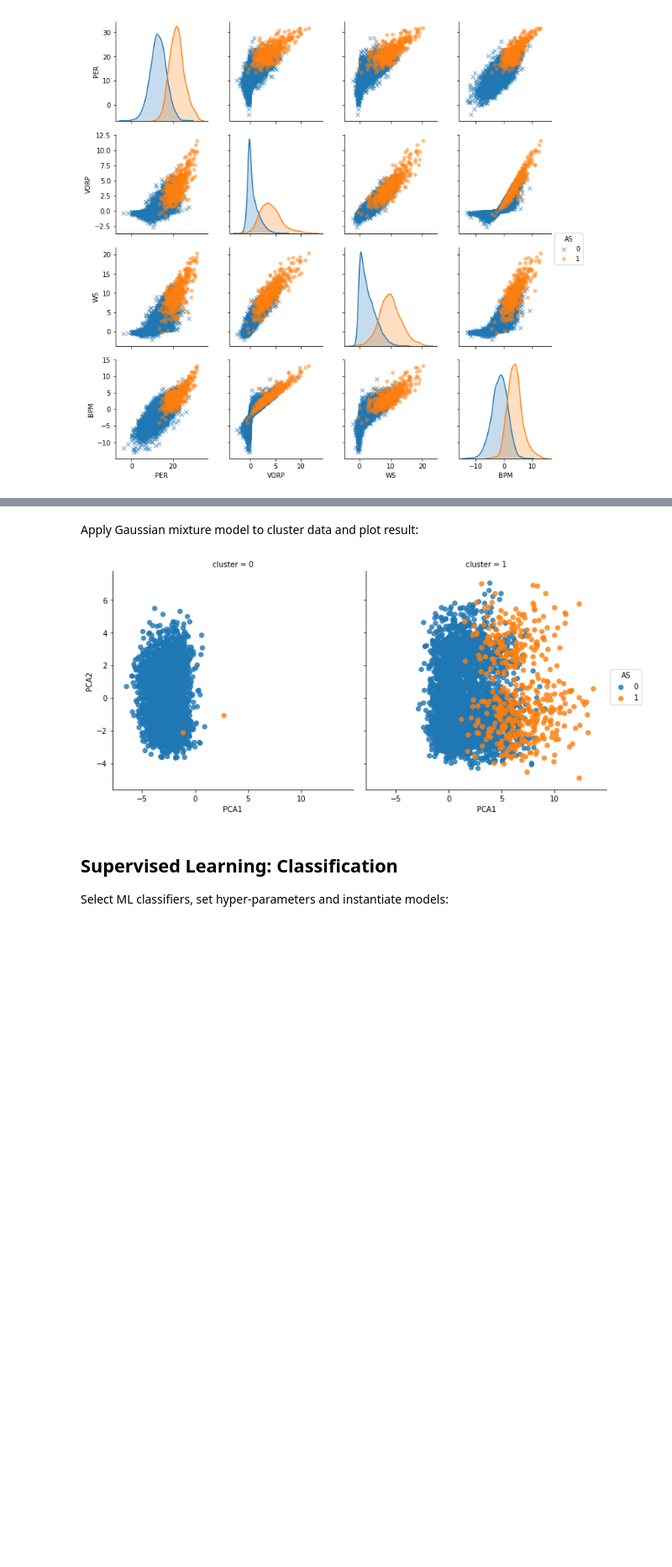
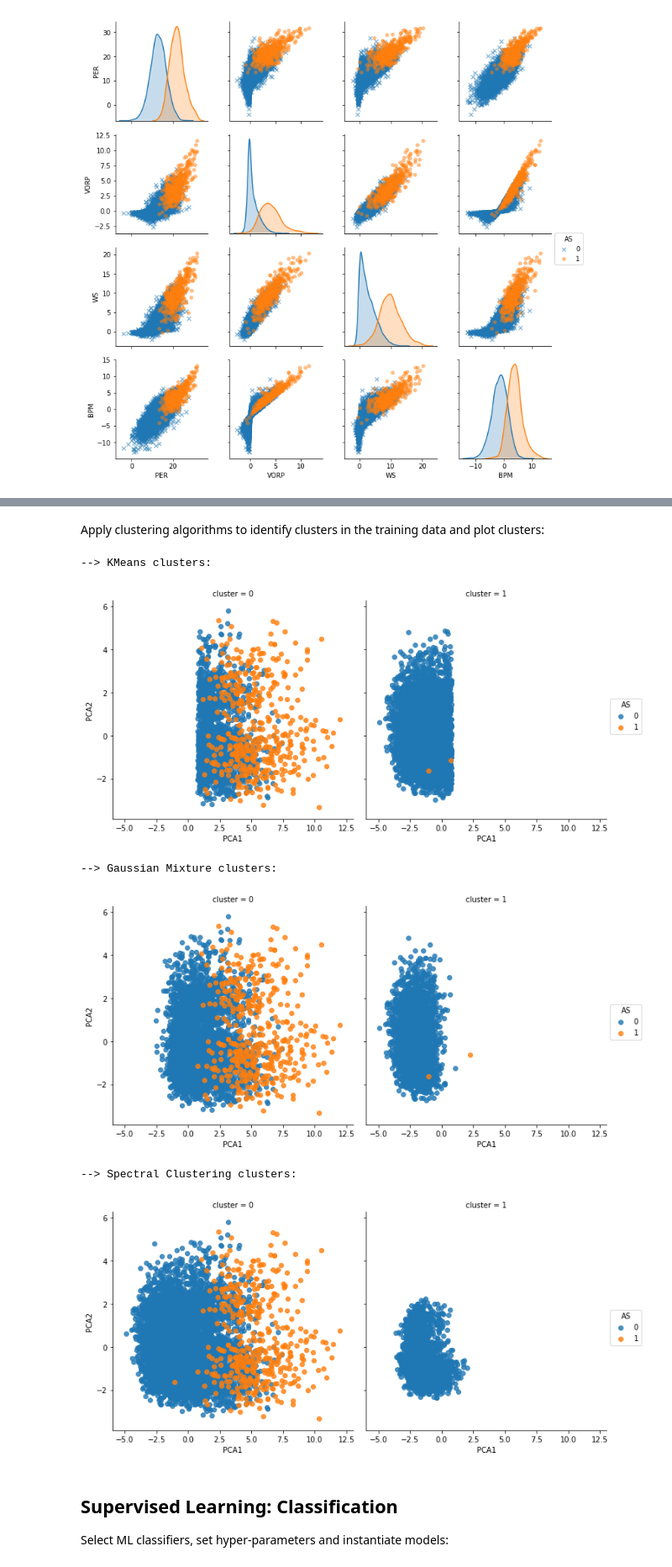
Before and after one commit to gmalim/NBA_analysis, a Jupyter notebook: NBA_All-Stars.ipynb, the cells around one changed output, grey strips where cells are left out. Shown: that part at 84% size. Drawn from its saved outputs; the diff is of its cells as text; code cells hidden in the pictures; blank space fills up the shorter version.

```diff
--- a/NBA_All-Stars.ipynb
+++ b/NBA_All-Stars.ipynb
@@ -354,7 +360,9 @@ Scale features so they have zero mean and unit variance:
 # %%
 features = X_training.columns # since this is no longer available after transformation with scaler
 
-X_scaler = StandardScaler(with_mean=True, with_std=True) # Scaler with zero mean and unit variance
+#X_scaler = StandardScaler(with_mean=True, with_std=True) # Scaler with zero mean and unit variance
+#X_scaler = MinMaxScaler() # Scales features to range 0 to 1 (or -1 to 1 if there are negative values)
+X_scaler = RobustScaler() # Similar method to the MinMaxScaler but more robust to outliers
 
 X_training = X_scaler.fit_transform(X_training) # Fit scaler to training data and transform X_training
 
@@ -393,17 +406,41 @@ _ = sns.lmplot("PCA1", "PCA2", data=df_training, hue='AS', fit_reg=False)
-# %% [markdown]
-Apply Gaussian mixture model to cluster data and plot result:
+# %% [markdown]
+Apply clustering algorithms to identify clusters in the training data and plot clusters:
 # %%
+cluster_models = []
+
+modelname = 'KMeans'
+model = KMeans(n_clusters=2, init='random')                      # Instantiate model with hyperparameters
+cluster_models.append((modelname, model))
+
+modelname = 'Gaussian Mixture'
 model = GaussianMixture(n_components=2, covariance_type='full')  # Instantiate model with hyperparameters
+cluster_models.append((modelname, model))
 
-model.fit(X_training)                                            # Fit model to data. Notice y is not specified!
+modelname = 'Spectral Clustering'
+model = SpectralClustering(n_clusters=2)                         # Instantiate model with hyperparameters
+cluster_models.append((modelname, model))
 
-y_gmm = model.predict(X_training)                                # Determine cluster labels
+for model in cluster_models:
 
-df_training['cluster'] = y_gmm
+    model[1].fit(X_training)                                     # Fit model to data. Notice y is not specified!
 
-_ = sns.lmplot("PCA1", "PCA2", data=df_training, hue='AS', col='cluster', fit_reg=False)
+    if hasattr(model[1], 'labels_'):                             # Determine cluster labels
+        y_pred = model[1].labels_.astype(np.int)
+    else:
+        y_pred = model[1].predict(X_training)
+
+    df_training['cluster'] = y_pred
+
+    print("-->", model[0], "clusters:")
+    sns.lmplot("PCA1", "PCA2", data=df_training, hue='AS', col='cluster', fit_reg=False)
+    plt.show()
 # %% [output]
+--> KMeans clusters:
-[figure, old version]
+[figure, new version]
+--> Gaussian Mixture clusters:
+[figure, added]
+--> Spectral Clustering clusters:
+[figure, added]
 # %% [markdown]
 ## Supervised Learning: Classification
 
```
Also changed, not shown: parts of 27 cells of this notebook, 1 other file.
